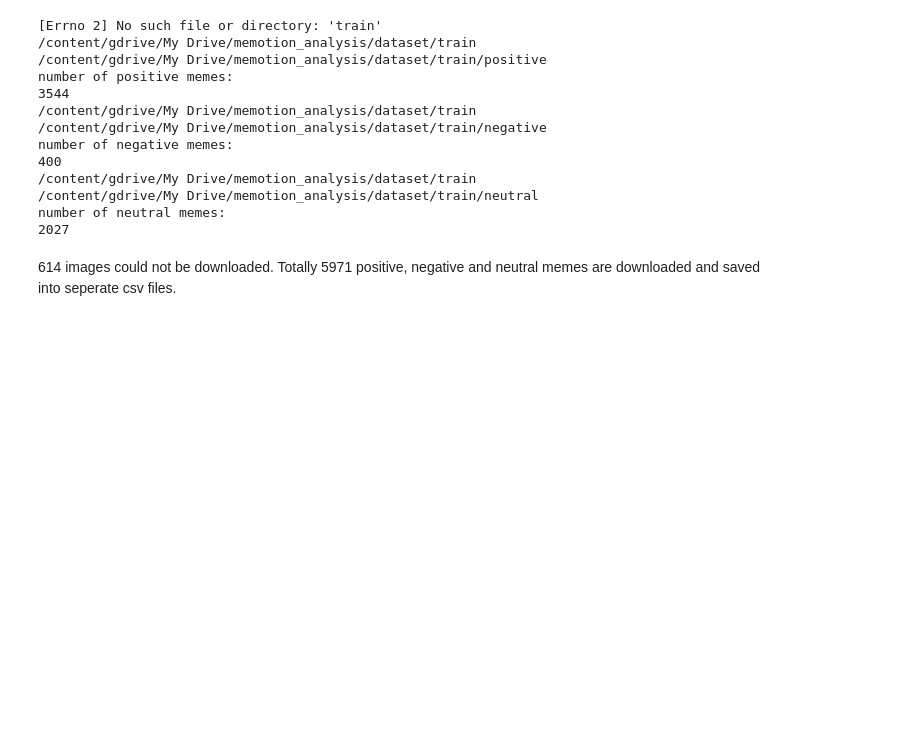
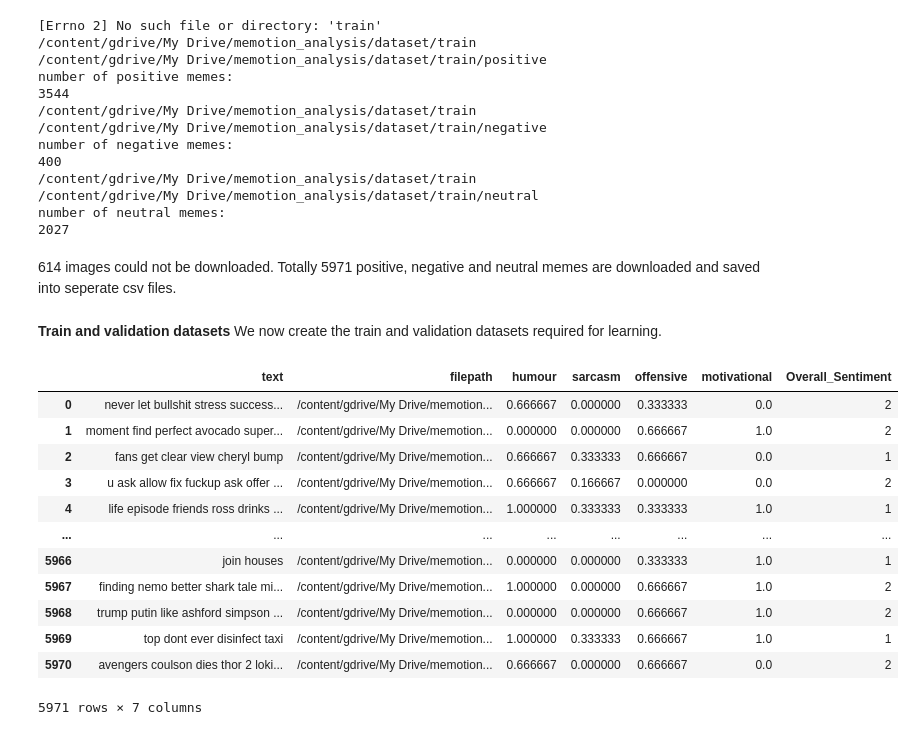
Before and after one commit to Arianshh/memotion-analysis, a Jupyter notebook: memotion_analysis.ipynb, the cells around one changed output. Saved outputs shown, nothing was run; the diff lists cells and outputs as text; code cells hidden in the pictures; blank space fills up the shorter version.

Commit message:
Create train dataset

```diff
--- a/memotion_analysis.ipynb
+++ b/memotion_analysis.ipynb
@@ -155,3 +155,33 @@ number of neutral memes:
 2027
 # %% [markdown]
 614 images could not be downloaded. Totally 5971 positive, negative and neutral memes are downloaded and saved into seperate csv files.
+# %% [markdown]
+**Train and validation datasets**
+We now create the train and validation datasets required for learning.
+# %%
+negatives_dataframe = pd.read_csv('/content/gdrive/My Drive/memotion_analysis/dataset/negatives_1.csv')
+positive_dataframe = pd.read_csv('/content/gdrive/My Drive/memotion_analysis/dataset/positives_1.csv')
+neutral_dataframe = pd.read_csv('/content/gdrive/My Drive/memotion_analysis/dataset/neutral_1.csv')
+
+negatives_dataframe['Overall_Sentiment'] = 0
+neutral_dataframe['Overall_Sentiment'] = 1
+positive_dataframe['Overall_Sentiment'] = 2
+
+memes_dataframe = pd.concat([negatives_dataframe, neutral_dataframe, positive_dataframe], axis=0, ignore_index=True)
+memes_dataframe = memes_dataframe.sample(frac=1).reset_index(drop=True)
+memes_dataframe = memes_dataframe.loc[:, ~memes_dataframe.columns.str.contains('^Unnamed')]
+memes_dataframe
+# %% [output]
+|  | text | filepath | humour | sarcasm | offensive | motivational | Overall_Sentiment |
+| 0 | never let bullshit stress success... | /content/gdrive/My Drive/memotion... | 0.666667 | 0.000000 | 0.333333 | 0.0 | 2 |
+| 1 | moment find perfect avocado super... | /content/gdrive/My Drive/memotion... | 0.000000 | 0.000000 | 0.666667 | 1.0 | 2 |
+| 2 | fans get clear view cheryl bump | /content/gdrive/My Drive/memotion... | 0.666667 | 0.333333 | 0.666667 | 0.0 | 1 |
+| 3 | u ask allow fix fuckup ask offer ... | /content/gdrive/My Drive/memotion... | 0.666667 | 0.166667 | 0.000000 | 0.0 | 2 |
+| 4 | life episode friends ross drinks ... | /content/gdrive/My Drive/memotion... | 1.000000 | 0.333333 | 0.333333 | 1.0 | 1 |
+| ... | ... | ... | ... | ... | ... | ... | ... |
+| 5966 | join houses | /content/gdrive/My Drive/memotion... | 0.000000 | 0.000000 | 0.333333 | 1.0 | 1 |
+| 5967 | finding nemo better shark tale mi... | /content/gdrive/My Drive/memotion... | 1.000000 | 0.000000 | 0.666667 | 1.0 | 2 |
+| 5968 | trump putin like ashford simpson ... | /content/gdrive/My Drive/memotion... | 0.000000 | 0.000000 | 0.666667 | 1.0 | 2 |
+| 5969 | top dont ever disinfect taxi | /content/gdrive/My Drive/memotion... | 1.000000 | 0.333333 | 0.666667 | 1.0 | 1 |
+| 5970 | avengers coulson dies thor 2 loki... | /content/gdrive/My Drive/memotion... | 0.666667 | 0.000000 | 0.666667 | 0.0 | 2 |
+5971 rows × 7 columns
```
Also changed, not shown: parts of 2 cells of this notebook.
